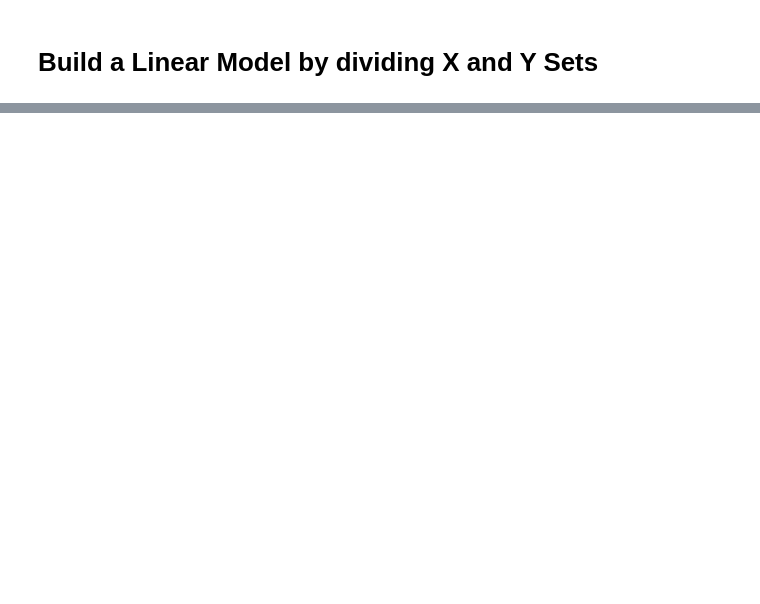
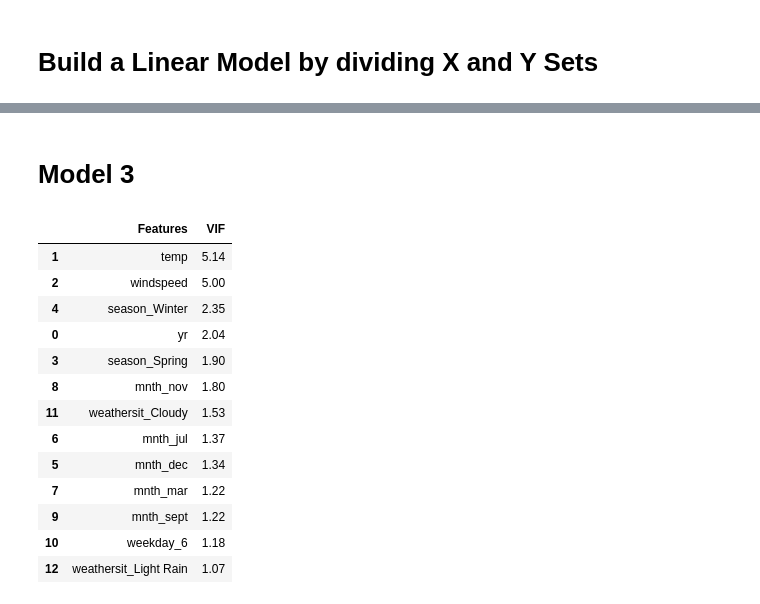
Before and after one commit to Geevanandam/BikeSharingAssignment, a Jupyter notebook: BikeSharingAssignment_Geeva.ipynb, the cells around one changed output, grey strips where cells are left out. Saved outputs shown, nothing was run; the diff lists cells and outputs as text; code cells hidden in the pictures; blank space fills up the shorter version.

```diff
--- a/BikeSharingAssignment_Geeva.ipynb
+++ b/BikeSharingAssignment_Geeva.ipynb
@@ -423,0 +581,31 @@ print(lr1.summary())
+# %% [markdown]
+# Model 3
+# %%
+#Removing the variable 'hum' based on its Very High 'VIF' value
+X_train_new = X_train_new.drop(["hum"], axis = 1)
+# %%
+# Check for the VIF values of the feature variables.
+from statsmodels.stats.outliers_influence import variance_inflation_factor
+
+# Create a dataframe that will contain the names of all the feature variables and their respective VIFs
+vif = pd.DataFrame()
+vif['Features'] = X_train_new.columns
+vif['VIF'] = [variance_inflation_factor(X_train_new.values.astype(float), i) for i in range(X_train_new.shape[1])]
+vif['VIF'] = round(vif['VIF'], 2)
+vif = vif.sort_values(by = "VIF", ascending = False)
+vif
+# %% [output]
+|  | Features | VIF |
+| 1 | temp | 5.14 |
+| 2 | windspeed | 5.00 |
+| 4 | season_Winter | 2.35 |
+| 0 | yr | 2.04 |
+| 3 | season_Spring | 1.90 |
+| 8 | mnth_nov | 1.80 |
+| 11 | weathersit_Cloudy | 1.53 |
+| 6 | mnth_jul | 1.37 |
+| 5 | mnth_dec | 1.34 |
+| 7 | mnth_mar | 1.22 |
+| 9 | mnth_sept | 1.22 |
+| 10 | weekday_6 | 1.18 |
+| 12 | weathersit_Light Rain | 1.07 |
```
Also changed, not shown: parts of 31 cells of this notebook.
